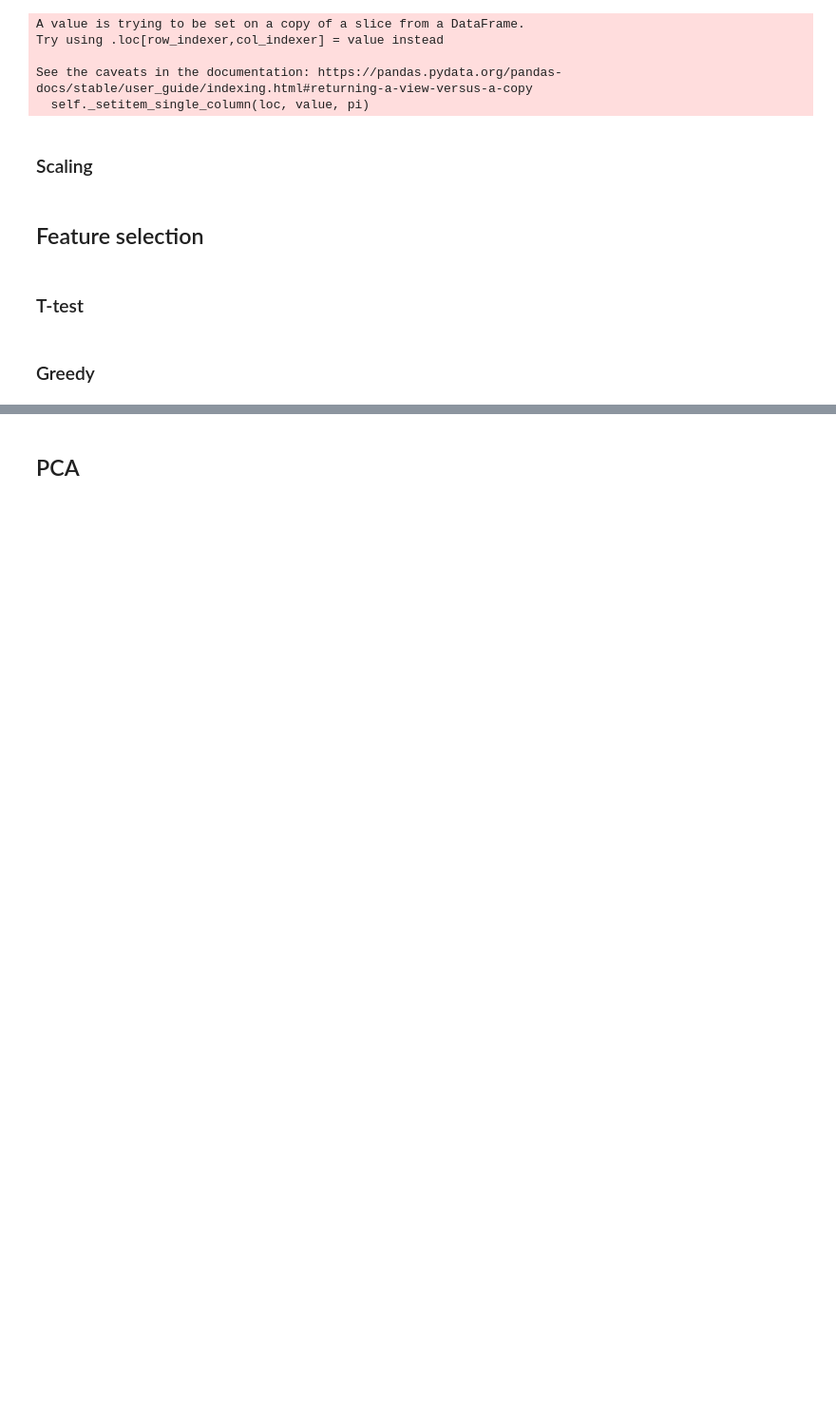
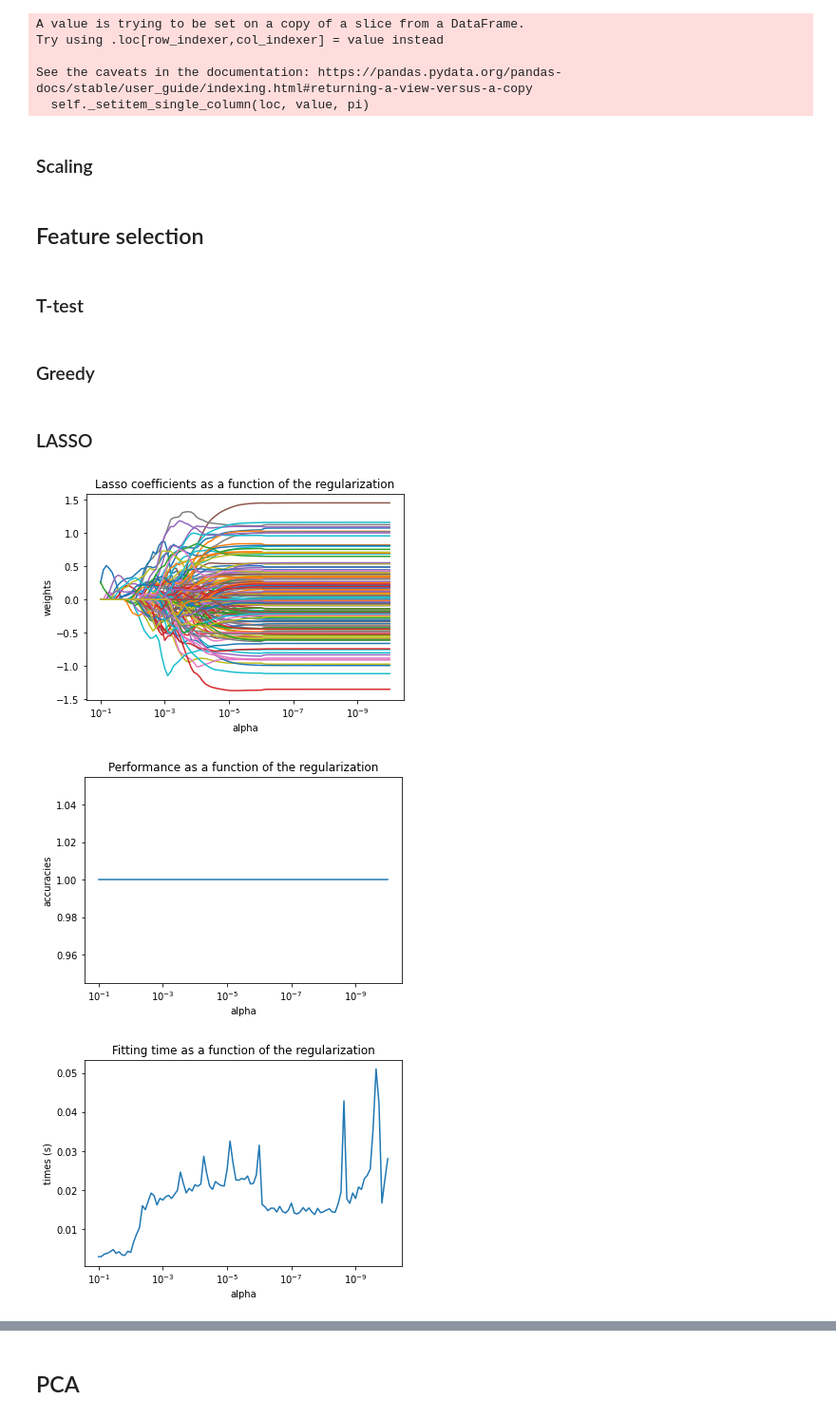
Before and after one commit to milouterbraak/TM12007---H-N-group-12, a Jupyter notebook: H&N_group_12.ipynb, the cells around one changed output, grey strips where cells are left out. Shown: that part at 95% size. Cells and saved outputs as stored; diff of their text form; code cells hidden in the pictures; blank space fills up the shorter version.

Commit message:
lasso fs

```diff
--- a/H&N_group_12.ipynb
+++ b/H&N_group_12.ipynb
@@ -181,0 +198,67 @@ X_test_fs = sfs.transform(X_test_scaled)
+# %% [markdown]
+### LASSO
+# %%
+# Construct classifiers
+coefs = []
+accuracies = []
+times = []
+
+n_alphas = 100
+alphas = np.logspace(-10, -1, n_alphas)
+
+for a in alphas:
+    # Fit classifier
+    clf = Lasso(alpha=a, fit_intercept=False)
+    t0 = time()
+    clf.fit(X_train_scaled, y_train_bin)
+    duration = time() - t0
+    y_pred = clf.predict(X_test_scaled)
+
+    # Append statistics
+    accuracy = float((y_test_bin != y_pred).sum()) / float(len(y_test_bin))
+    times.append(duration)
+    accuracies.append(accuracy)
+    coefs.append(clf.coef_)
+
+# #############################################################################
+# Display results
+
+# Weights
+plt.figure()
+ax = plt.gca()
+ax.plot(alphas, np.squeeze(coefs))
+ax.set_xscale('log')
+ax.set_xlim(ax.get_xlim()[::-1])  # reverse axis
+plt.xlabel('alpha')
+plt.ylabel('weights')
+plt.title('Lasso coefficients as a function of the regularization')
+plt.axis('tight')
+plt.show()
+
+# Performance
+plt.figure()
+ax = plt.gca()
+ax.plot(alphas, accuracies)
+ax.set_xscale('log')
+ax.set_xlim(ax.get_xlim()[::-1])  # reverse axis
+plt.xlabel('alpha')
+plt.ylabel('accuracies')
+plt.title('Performance as a function of the regularization')
+plt.axis('tight')
+plt.show()
+
+# Times
+plt.figure()
+ax = plt.gca()
+ax.plot(alphas, times)
+ax.set_xscale('log')
+ax.set_xlim(ax.get_xlim()[::-1])  # reverse axis
+plt.xlabel('alpha')
+plt.ylabel('times (s)')
+plt.title('Fitting time as a function of the regularization')
+plt.axis('tight')
+plt.show()
+# %% [output]
+[figure, added]
+[figure, added]
+[figure, added]
```
Also changed, not shown: parts of 7 cells of this notebook.
